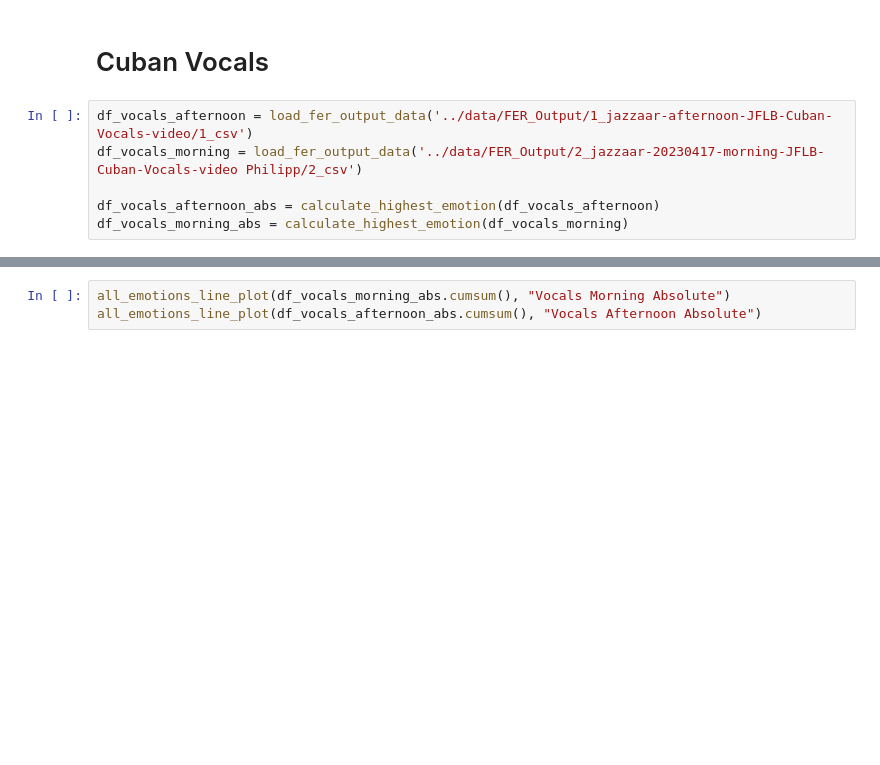
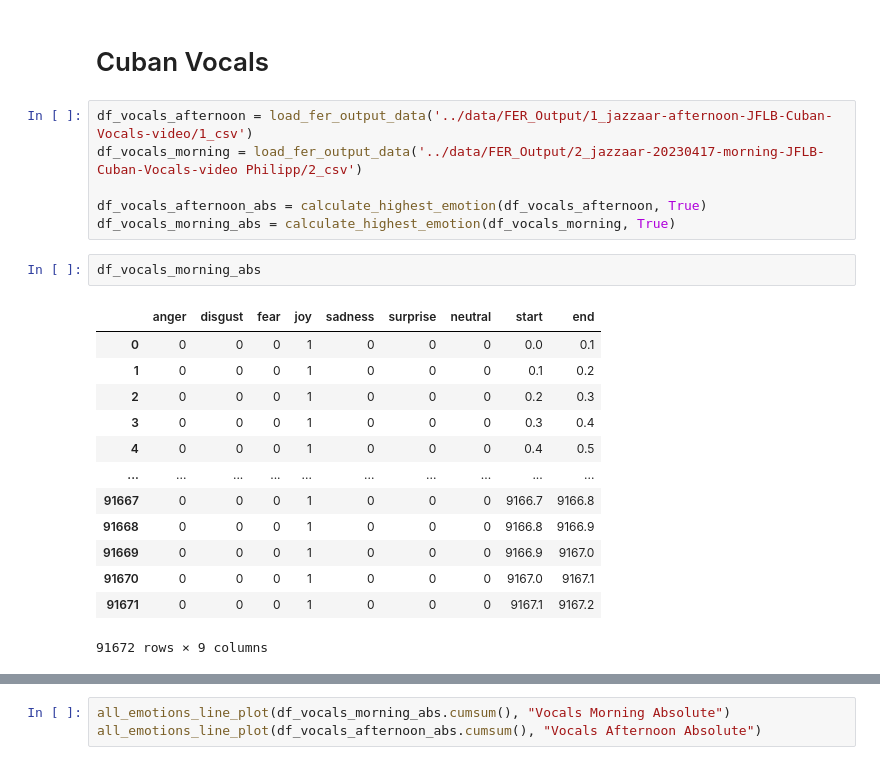
Before and after one commit to RavenRudi/coin_jazz, a Jupyter notebook: notebooks/FER_plots.ipynb, the cells around one changed output, grey strips where cells are left out. Cells and saved outputs as stored; diff of their text form; blank space fills up the shorter version.

```diff
--- a/notebooks/FER_plots.ipynb
+++ b/notebooks/FER_plots.ipynb
@@ -102,6 +111,22 @@ def calculate_highest_emotion(df):
 df_vocals_afternoon = load_fer_output_data('../data/FER_Output/1_jazzaar-afternoon-JFLB-Cuban-Vocals-video/1_csv')
 df_vocals_morning = load_fer_output_data('../data/FER_Output/2_jazzaar-20230417-morning-JFLB-Cuban-Vocals-video Philipp/2_csv')
 
-df_vocals_afternoon_abs = calculate_highest_emotion(df_vocals_afternoon)
-df_vocals_morning_abs = calculate_highest_emotion(df_vocals_morning)
+df_vocals_afternoon_abs = calculate_highest_emotion(df_vocals_afternoon, True)
+df_vocals_morning_abs = calculate_highest_emotion(df_vocals_morning, True)
+# %%
+df_vocals_morning_abs
+# %% [output]
+|  | anger | disgust | fear | joy | sadness | surprise | neutral | start | end |
+| 0 | 0 | 0 | 0 | 1 | 0 | 0 | 0 | 0.0 | 0.1 |
+| 1 | 0 | 0 | 0 | 1 | 0 | 0 | 0 | 0.1 | 0.2 |
+| 2 | 0 | 0 | 0 | 1 | 0 | 0 | 0 | 0.2 | 0.3 |
+| 3 | 0 | 0 | 0 | 1 | 0 | 0 | 0 | 0.3 | 0.4 |
+| 4 | 0 | 0 | 0 | 1 | 0 | 0 | 0 | 0.4 | 0.5 |
+| ... | ... | ... | ... | ... | ... | ... | ... | ... | ... |
+| 91667 | 0 | 0 | 0 | 1 | 0 | 0 | 0 | 9166.7 | 9166.8 |
+| 91668 | 0 | 0 | 0 | 1 | 0 | 0 | 0 | 9166.8 | 9166.9 |
+| 91669 | 0 | 0 | 0 | 1 | 0 | 0 | 0 | 9166.9 | 9167.0 |
+| 91670 | 0 | 0 | 0 | 1 | 0 | 0 | 0 | 9167.0 | 9167.1 |
+| 91671 | 0 | 0 | 0 | 1 | 0 | 0 | 0 | 9167.1 | 9167.2 |
+91672 rows × 9 columns
 # %%
```
Also changed, not shown: parts of 5 cells of this notebook.
